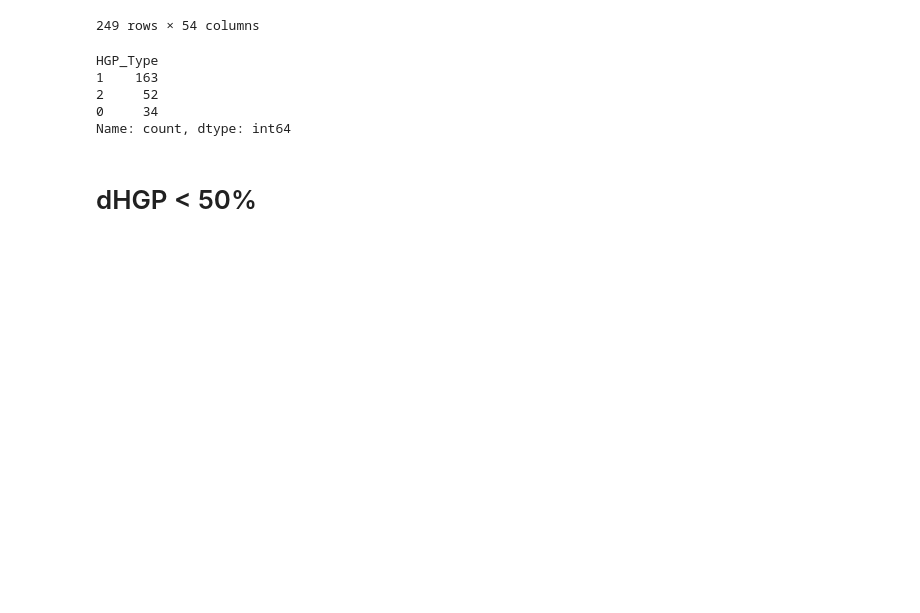
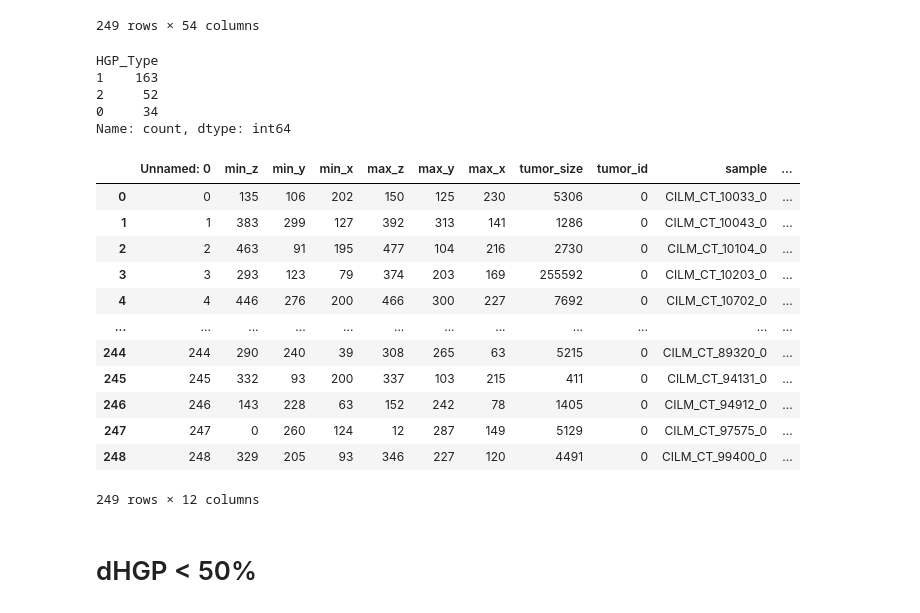
Before and after one commit to BaconDavid/CRLM_Internship_Project, a Jupyter notebook: Jupyter_Test/Train_stuff.ipynb, the cells around one changed output. Cells and saved outputs as stored; diff of their text form; code cells hidden in the pictures; blank space fills up the shorter version.

```diff
--- a/Jupyter_Test/Train_stuff.ipynb
+++ b/Jupyter_Test/Train_stuff.ipynb
@@ -254,6 +254,24 @@ HGP_Type
 2     52
 0     34
 Name: count, dtype: int64
+# %%
+import pandas as pd
+all_csv = pd.read_csv('../../Data/Test/tumor_lg_mix_df_+5.csv')
+val_csv = pd.read_csv('../../Data/Test/tumor_lg_mix_df_+5_val.csv')
+# %% [output]
+|  | Unnamed: 0 | min_z | min_y | min_x | max_z | max_y | max_x | tumor_size | tumor_id | sample | ... |
+| 0 | 0 | 135 | 106 | 202 | 150 | 125 | 230 | 5306 | 0 | CILM_CT_10033_0 | ... |
+| 1 | 1 | 383 | 299 | 127 | 392 | 313 | 141 | 1286 | 0 | CILM_CT_10043_0 | ... |
+| 2 | 2 | 463 | 91 | 195 | 477 | 104 | 216 | 2730 | 0 | CILM_CT_10104_0 | ... |
+| 3 | 3 | 293 | 123 | 79 | 374 | 203 | 169 | 255592 | 0 | CILM_CT_10203_0 | ... |
+| 4 | 4 | 446 | 276 | 200 | 466 | 300 | 227 | 7692 | 0 | CILM_CT_10702_0 | ... |
+| ... | ... | ... | ... | ... | ... | ... | ... | ... | ... | ... | ... |
+| 244 | 244 | 290 | 240 | 39 | 308 | 265 | 63 | 5215 | 0 | CILM_CT_89320_0 | ... |
+| 245 | 245 | 332 | 93 | 200 | 337 | 103 | 215 | 411 | 0 | CILM_CT_94131_0 | ... |
+| 246 | 246 | 143 | 228 | 63 | 152 | 242 | 78 | 1405 | 0 | CILM_CT_94912_0 | ... |
+| 247 | 247 | 0 | 260 | 124 | 12 | 287 | 149 | 5129 | 0 | CILM_CT_97575_0 | ... |
+| 248 | 248 | 329 | 205 | 93 | 346 | 227 | 120 | 4491 | 0 | CILM_CT_99400_0 | ... |
+249 rows × 12 columns
 # %% [markdown]
 # dHGP < 50%
 # %%
```
Also changed, not shown: 22 other files.
